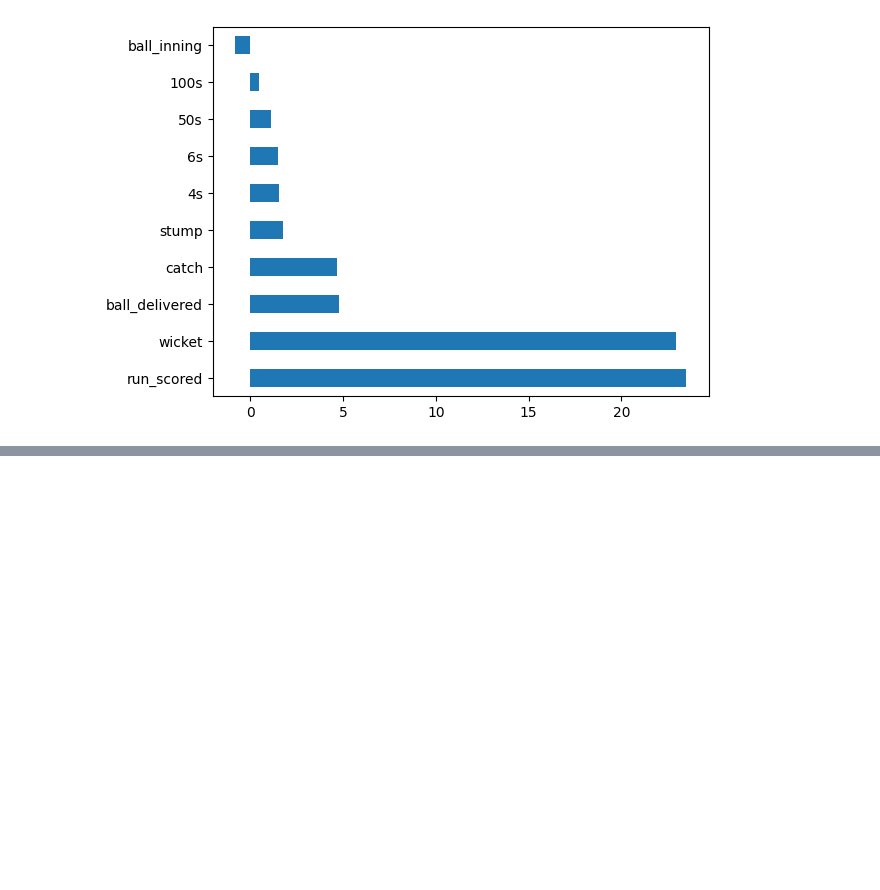
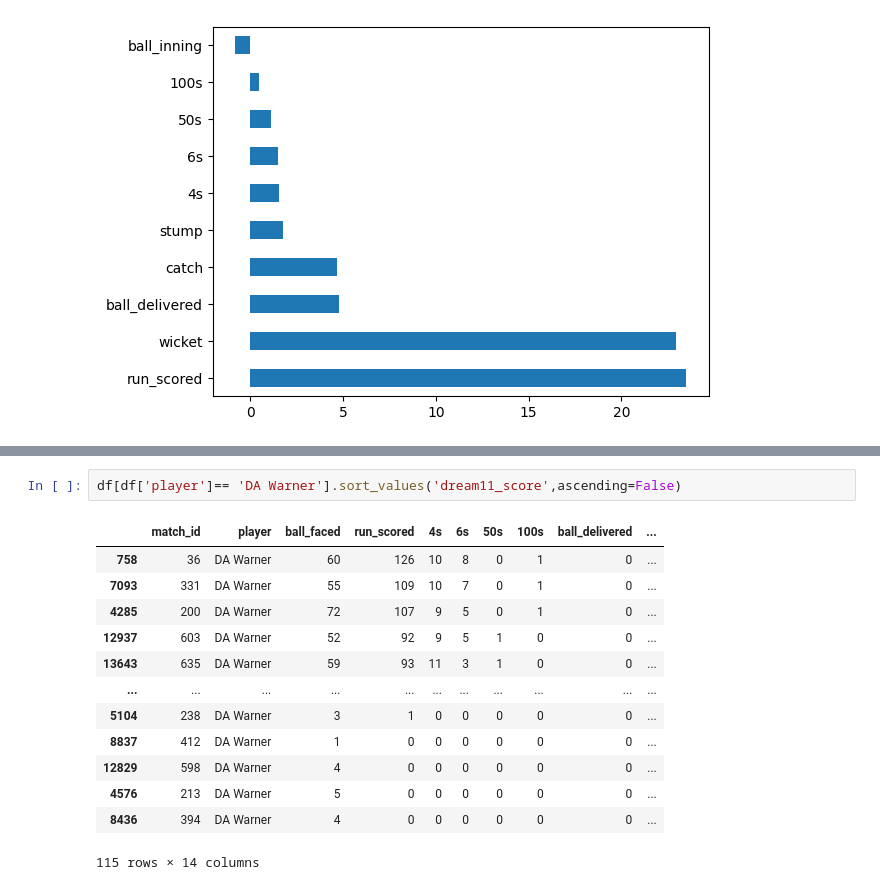
Before and after one commit to kaumil-mg/Code-Basics-Challenge, a Jupyter notebook: SteamLit Projects/IPL/d11_pred.ipynb, the cells around one changed output, grey strips where cells are left out. Drawn from its saved outputs; the diff is of its cells as text; blank space fills up the shorter version.

```diff
--- a/SteamLit Projects/IPL/d11_pred.ipynb
+++ b/SteamLit Projects/IPL/d11_pred.ipynb
@@ -241,0 +264,16 @@ features_importance.nlargest(10).plot(kind='barh')
+# %%
+df[df['player']== 'DA Warner'].sort_values('dream11_score',ascending=False)
+# %% [output]
+|  | match_id | player | ball_faced | run_scored | 4s | 6s | 50s | 100s | ball_delivered | ... |
+| 758 | 36 | DA Warner | 60 | 126 | 10 | 8 | 0 | 1 | 0 | ... |
+| 7093 | 331 | DA Warner | 55 | 109 | 10 | 7 | 0 | 1 | 0 | ... |
+| 4285 | 200 | DA Warner | 72 | 107 | 9 | 5 | 0 | 1 | 0 | ... |
+| 12937 | 603 | DA Warner | 52 | 92 | 9 | 5 | 1 | 0 | 0 | ... |
+| 13643 | 635 | DA Warner | 59 | 93 | 11 | 3 | 1 | 0 | 0 | ... |
+| ... | ... | ... | ... | ... | ... | ... | ... | ... | ... | ... |
+| 5104 | 238 | DA Warner | 3 | 1 | 0 | 0 | 0 | 0 | 0 | ... |
+| 8837 | 412 | DA Warner | 1 | 0 | 0 | 0 | 0 | 0 | 0 | ... |
+| 12829 | 598 | DA Warner | 4 | 0 | 0 | 0 | 0 | 0 | 0 | ... |
+| 4576 | 213 | DA Warner | 5 | 0 | 0 | 0 | 0 | 0 | 0 | ... |
+| 8436 | 394 | DA Warner | 4 | 0 | 0 | 0 | 0 | 0 | 0 | ... |
+115 rows × 14 columns
```
Also changed, not shown: parts of 12 cells of this notebook, 2 other files.
